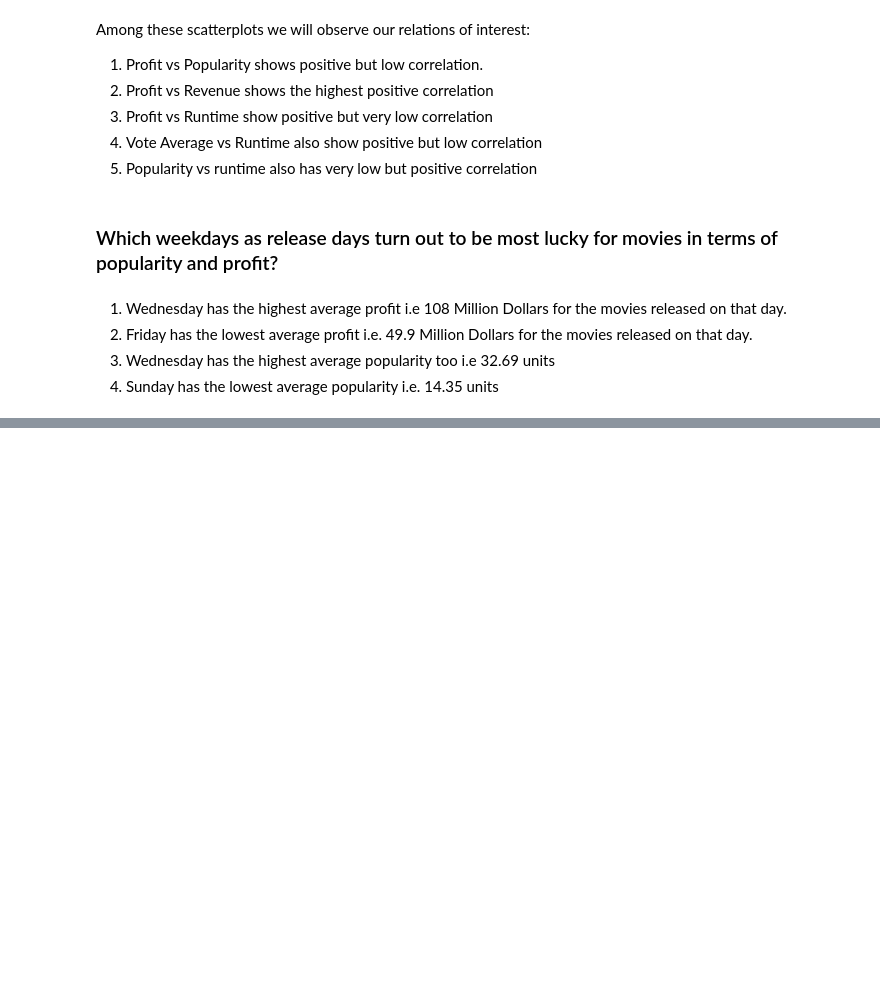
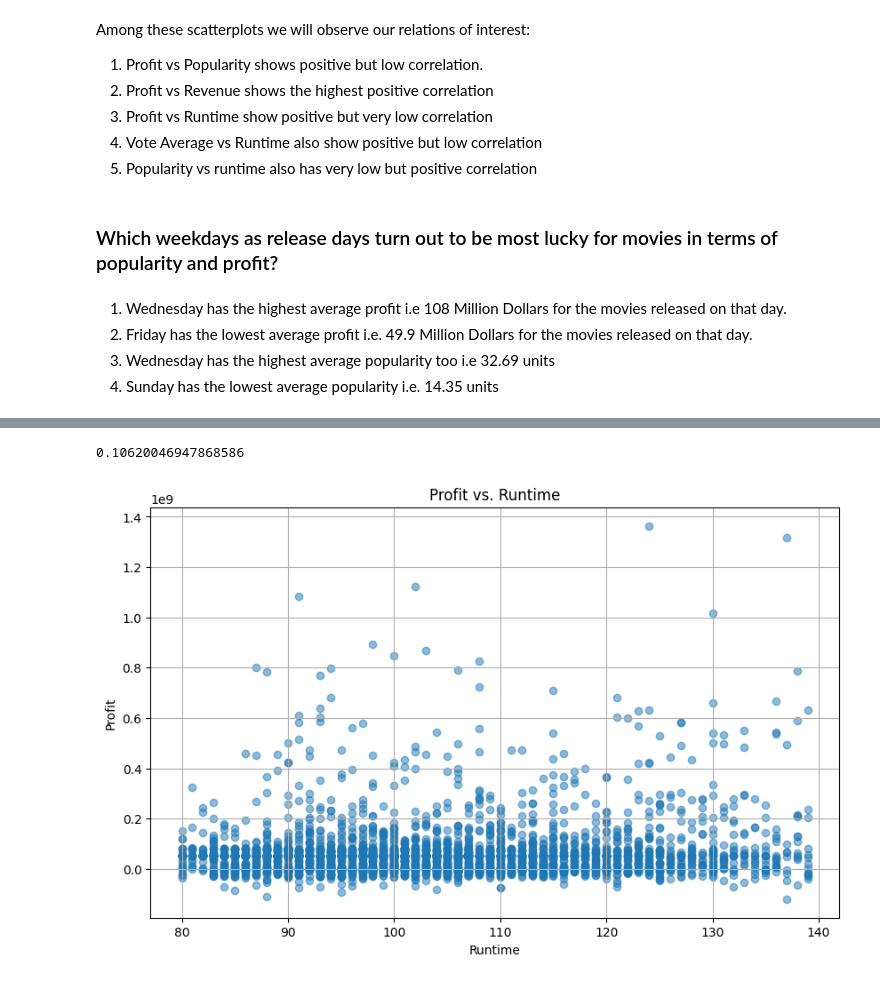
Before and after one commit to mmahdin/Data-Mining-Projects, a Jupyter notebook: main.ipynb, the cells around one changed output, grey strips where cells are left out. Drawn from its saved outputs; the diff is of its cells as text; code cells hidden in the pictures; blank space fills up the shorter version.

```diff
--- a/main.ipynb
+++ b/main.ipynb
@@ -283,0 +333,18 @@ plt.show()
+# %%
+# Form a dataset for medium movies
+df_v3 = df_v1.query('(runtime >= 80) & (runtime <140)')
+
+correlation_coefficient = df_v3['runtime'].corr(df_v1['profit'])
+print(correlation_coefficient)
+
+# Assuming df_v1 is your DataFrame
+plt.figure(figsize=(10, 6))
+plt.scatter(df_v3['runtime'], df_v3['profit'], alpha=0.5)
+plt.title('Profit vs. Runtime')
+plt.xlabel('Runtime')
+plt.ylabel('Profit')
+plt.grid(True)
+plt.show()
+# %% [output]
+0.10620046947868586
+[figure, added]
```
Also changed, not shown: parts of 9 cells of this notebook.
